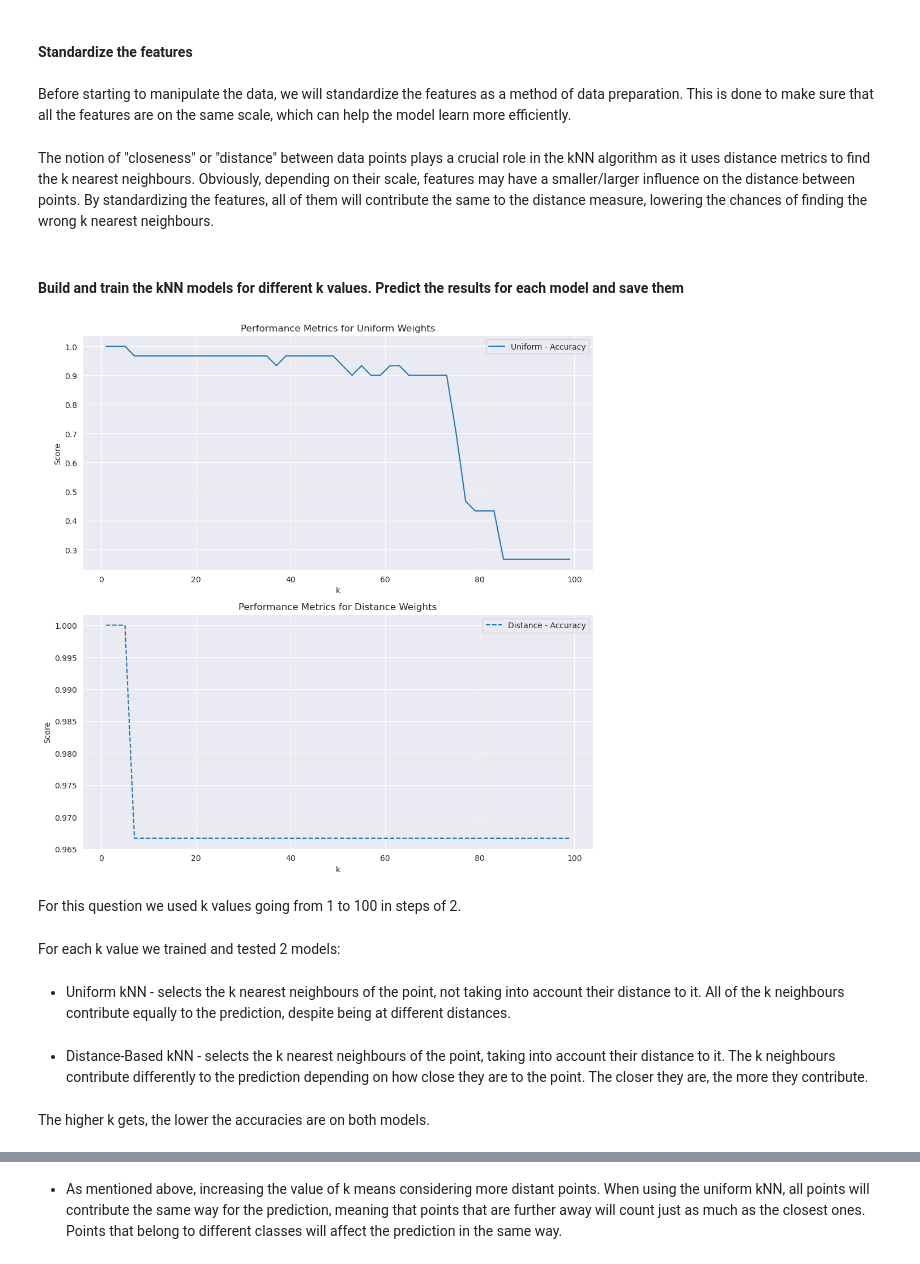
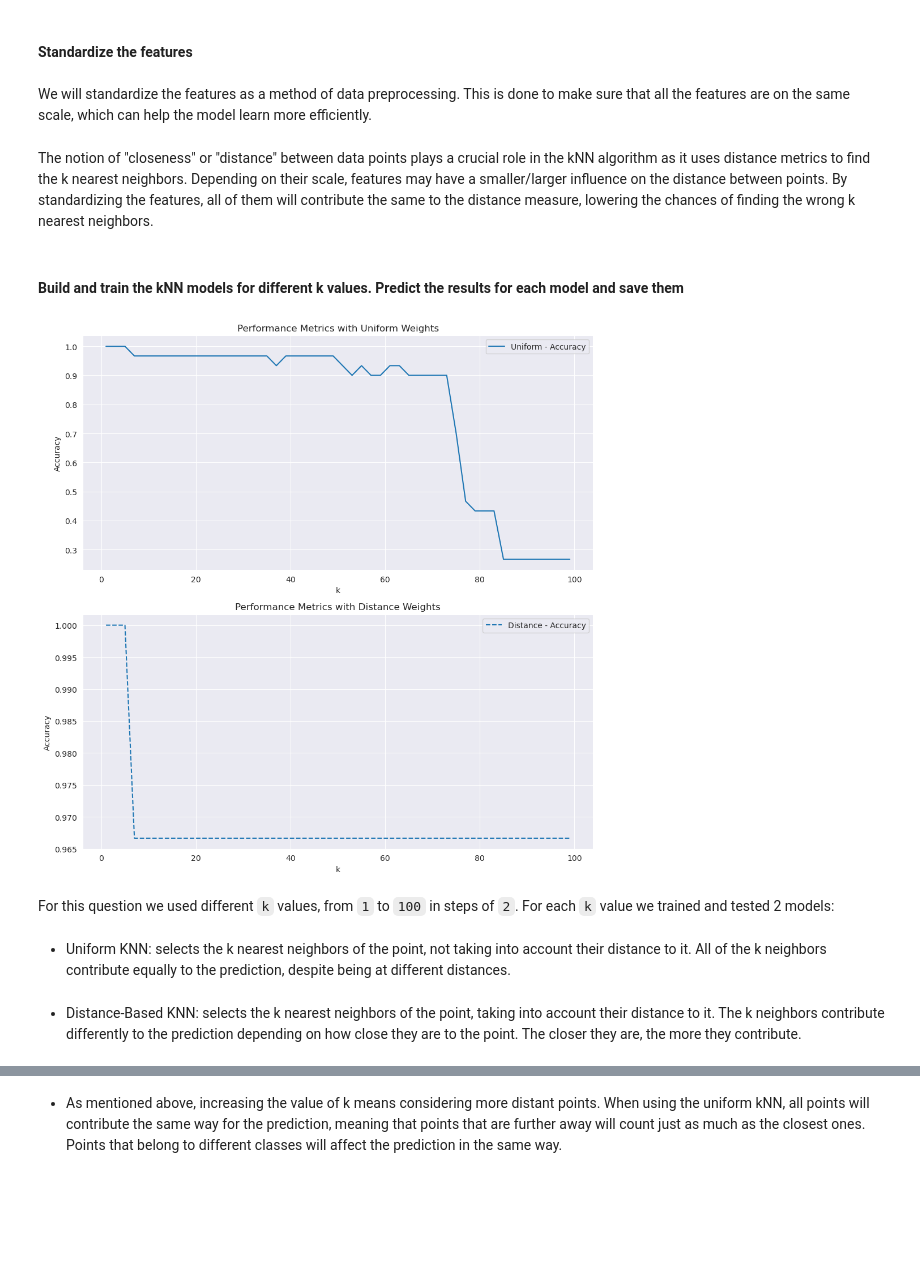
Before and after one commit to lucamodica/introduction-to-data-science-and-ai--chalmers, a Jupyter notebook: assignments/2-regression-and-classification/DAT565-assignment-2.ipynb, the cells around one changed output, grey strips where cells are left out. Saved outputs shown, nothing was run; the diff lists cells and outputs as text; code cells hidden in the pictures; blank space fills up the shorter version.

```diff
--- a/assignments/2-regression-and-classification/DAT565-assignment-2.ipynb
+++ b/assignments/2-regression-and-classification/DAT565-assignment-2.ipynb
@@ -386,6 +429,6 @@ X_train, X_test, y_train, y_test = train_test_split(X, y, test_size=0.2, random_
 # %% [markdown]
 #### Build the Logistic Regression Model
 # %%
-logreg = LogisticRegression(max_iter=1000)
+logreg = LogisticRegression()
 logreg.fit(X_train, y_train)
 # %% [output]
@@ -418,9 +464,9 @@ from sklearn.metrics import accuracy_score, precision_score, recall_score, f1_sc
 # %% [markdown]
 #### Standardize the features
 # %% [markdown]
-Before starting to manipulate the data, we will standardize the features as a method of data preparation. This is done to make sure that all the features are on the same scale, which can help the model learn more efficiently.
+We will standardize the features as a method of data preprocessing. This is done to make sure that all the features are on the same scale, which can help the model learn more efficiently.
 # %% [markdown]
-The notion of "closeness" or "distance" between data points plays a crucial role in the kNN algorithm as it uses distance metrics to find the k nearest neighbours. Obviously, depending on their scale, features may have a smaller/larger influence on the distance between points. By standardizing the features, all of them will contribute the same to the distance measure, lowering the chances of finding the wrong k nearest neighbours.
+The notion of "closeness" or "distance" between data points plays a crucial role in the kNN algorithm as it uses distance metrics to find the k nearest neighbors. Depending on their scale, features may have a smaller/larger influence on the distance between points. By standardizing the features, all of them will contribute the same to the distance measure, lowering the chances of finding the wrong k nearest neighbors.
 # %%
 #Initialize the scaler
 scaler = StandardScaler()
@@ -444,52 +490,42 @@ for k in k_values:
     knn_uniform.fit(X_train, y_train)
     knn_weighted.fit(X_train, y_train)
 
     y_pred_uniform = knn_uniform.predict(X_test)
     y_pred_distance = knn_weighted.predict(X_test)
 
-    # Compute metrics for uniform weights
     metrics_uniform.append(accuracy_score(y_test, y_pred_uniform))
 
-    # Compute metrics for distance weights
     metrics_distance.append(accuracy_score(y_test, y_pred_distance))
 
-# Create subplots: one for uniform weights and one for distance weights
 fig, axs = plt.subplots(2, 1, figsize=(10, 10))
-
-# Plot metrics for uniform weights
 
 axs[0].plot(k_values, metrics_uniform, label=f'Uniform - Accuracy')
 
 axs[0].set_xlabel('k')
-axs[0].set_ylabel('Score')
-axs[0].set_title('Performance Metrics for Uniform Weights')
+axs[0].set_ylabel('Accuracy')
+axs[0].set_title('Performance Metrics with Uniform Weights')
 axs[0].legend()
 axs[0].grid(True)
 
-# Plot metrics for distance weights
 axs[1].plot(k_values, metrics_distance, label=f'Distance - Accuracy', linestyle='--')
 
 axs[1].set_xlabel('k')
-axs[1].set_ylabel('Score')
-axs[1].set_title('Performance Metrics for Distance Weights')
+axs[1].set_ylabel('Accuracy')
+axs[1].set_title('Performance Metrics with Distance Weights')
 axs[1].legend()
 axs[1].grid(True)
 
 # Adjust layout to prevent labels from overlapping
 plt.tight_layout()
 
 # Show the plot
 plt.show()
 # %% [output]
-[figure, old version]
+[figure, new version]
 # %% [markdown]
-For this question we used k values going from 1 to 100 in steps of 2.
+For this question we used different `k` values, from `1` to `100` in steps of `2`. For each `k` value we trained and tested 2 models:
-# %% [markdown]
-For each k value we trained and tested 2 models:
 # %% [markdown]
-- Uniform kNN - selects the k nearest neighbours of the point, not taking into account their distance to it. All of the k neighbours contribute equally to the prediction, despite being at different distances.
+- Uniform KNN: selects the k nearest neighbors of the point, not taking into account their distance to it. All of the k neighbors contribute equally to the prediction, despite being at different distances.
 # %% [markdown]
-- Distance-Based kNN - selects the k nearest neighbours  of the point, taking into account their distance to it. The k neighbours contribute differently to the prediction depending on how close they are to the point. The closer they are, the more they contribute.
+- Distance-Based KNN: selects the k nearest neighbors  of the point, taking into account their distance to it. The k neighbors contribute differently to the prediction depending on how close they are to the point. The closer they are, the more they contribute.
-# %% [markdown]
-The higher k gets, the lower the accuracies are on both models.
 # %% [markdown]
```
Also changed, not shown: parts of 82 cells of this notebook, 2 other files.
